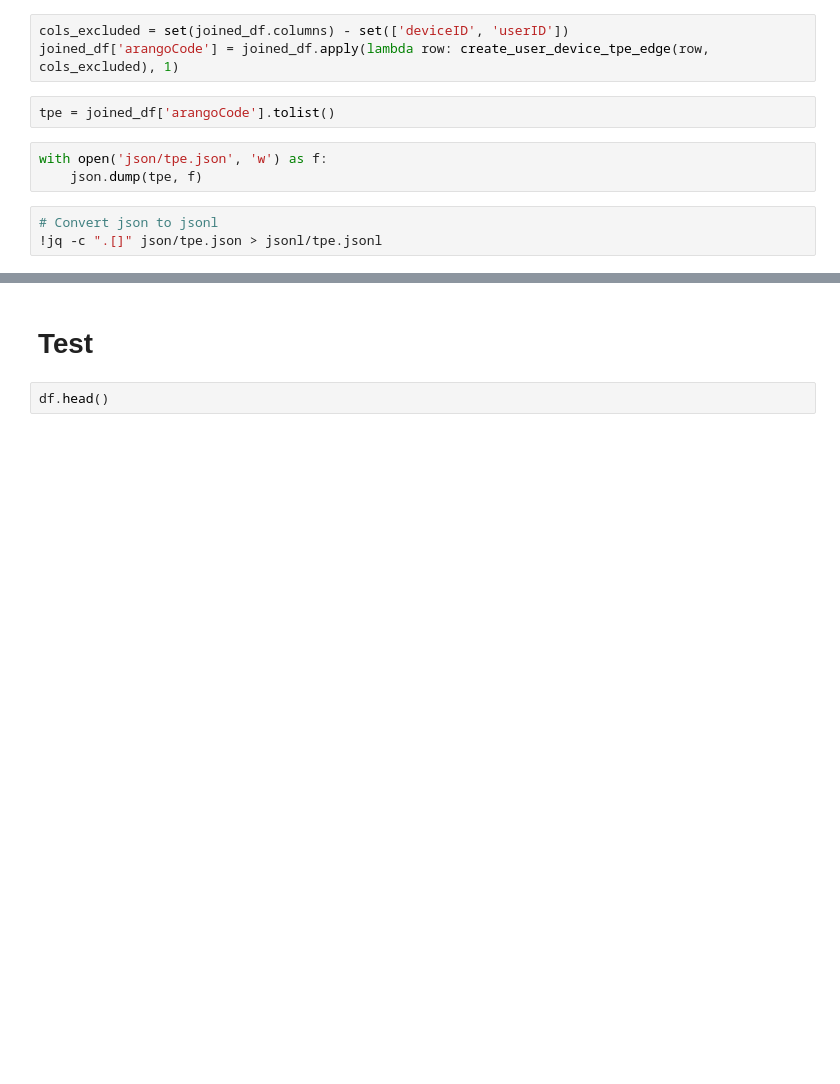
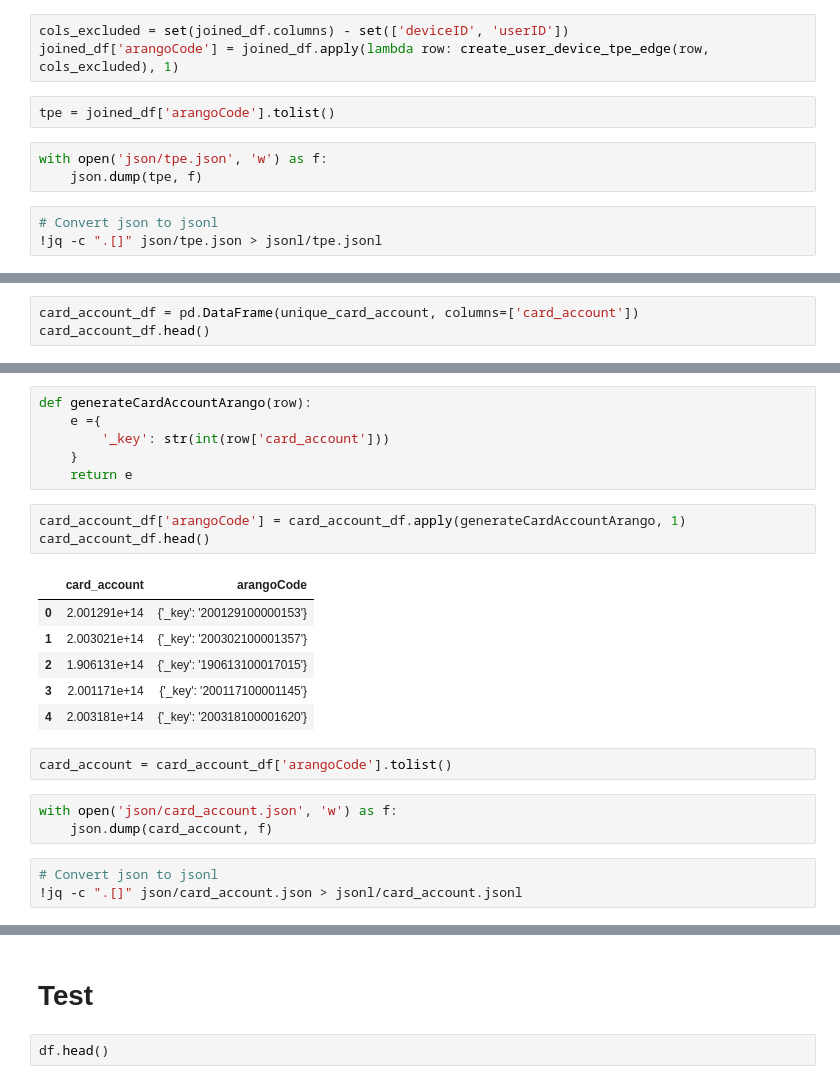
Before and after one commit to anthonyhungnguyen/internship, a Jupyter notebook: module-4-final/data/UsersDevices.ipynb, the cells around one changed output, grey strips where cells are left out. Cells and saved outputs as stored; diff of their text form; blank space fills up the shorter version.

```diff
--- a/module-4-final/data/UsersDevices.ipynb
+++ b/module-4-final/data/UsersDevices.ipynb
@@ -470,0 +475,3 @@ ignored:          0
+# %%
+card_account_df = pd.DataFrame(unique_card_account, columns=['card_account'])
+card_account_df.head()
@@ -470,0 +485,24 @@ ignored:          0
+# %%
+def generateCardAccountArango(row):
+    e ={
+        '_key': str(int(row['card_account']))
+    }
+    return e
+# %%
+card_account_df['arangoCode'] = card_account_df.apply(generateCardAccountArango, 1)
+card_account_df.head()
+# %% [output]
+|  | card_account | arangoCode |
+| 0 | 2.001291e+14 | {'_key': '200129100000153'} |
+| 1 | 2.003021e+14 | {'_key': '200302100001357'} |
+| 2 | 1.906131e+14 | {'_key': '190613100017015'} |
+| 3 | 2.001171e+14 | {'_key': '200117100001145'} |
+| 4 | 2.003181e+14 | {'_key': '200318100001620'} |
+# %%
+card_account = card_account_df['arangoCode'].tolist()
+# %%
+with open('json/card_account.json', 'w') as f:
+    json.dump(card_account, f)
+# %%
+# Convert json to jsonl
+!jq -c ".[]" json/card_account.json > jsonl/card_account.jsonl
```
Also changed, not shown: parts of 23 cells of this notebook, 5 other files.
